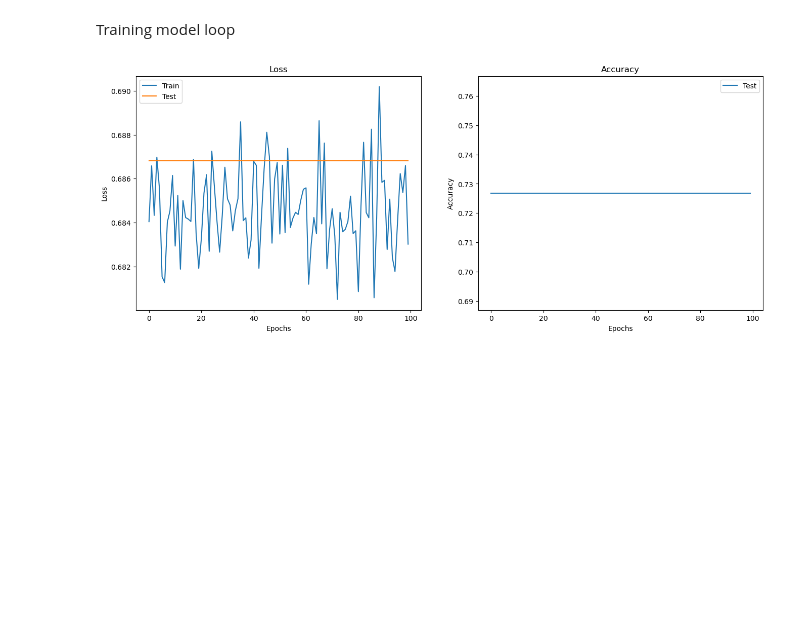
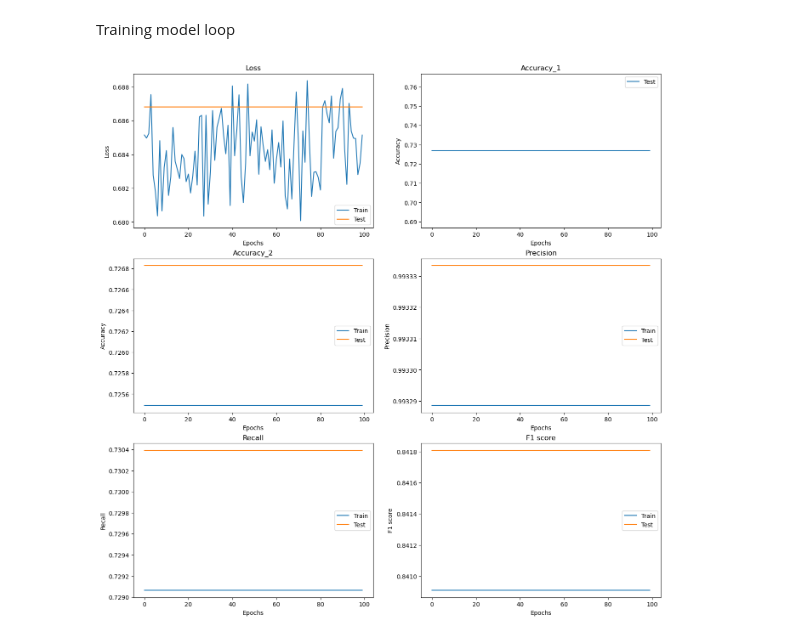
Before and after one commit to VaclavHrbek/heart_beat_classification, a Jupyter notebook: heart-beat-classification-notebook.ipynb, the cells around one changed output. Cells and saved outputs as stored; diff of their text form; code cells hidden in the pictures; blank space fills up the shorter version.

Commit message:
Add evalutaion metrics.
Include TP, TF, FP, FN, precision, recall, F1_score.

```diff
--- a/heart-beat-classification-notebook.ipynb
+++ b/heart-beat-classification-notebook.ipynb
@@ -179,37 +186,3 @@ def test_loop(dataloader, model, loss_fn):
 #test_loop(test_dataloader, model, loss_fn)
 # %% [markdown]
 Training model loop
-# %%
-train_metrics = {'epochs': [], 'loss': []}
-test_metrics = {'epochs': [], 'loss': [], 'accuracy': []}
-
-for t in range(epochs):
-    print(f"Epoch {t+1}\n-------------------------------")
-    tr_loss = train_loop(train_dataloader, model, loss_fn, optimizer)
-    te_loss, te_acc = test_loop(test_dataloader, model, loss_fn)
-
-    train_metrics['epochs'].append(t)
-    test_metrics['epochs'].append(t)
-    train_metrics['loss'].append(tr_loss)
-    test_metrics['loss'].append(te_loss)
-    test_metrics['accuracy'].append(te_acc)
-print("Done!")
-# %%
-fig, ax = plt.subplots(1,2, figsize=(16, 6))
-ax[0].set_title("Loss")
-ax[0].set_xlabel("Epochs")
-ax[0].set_ylabel("Loss")
-
-ax[1].set_title("Accuracy")
-ax[1].set_xlabel("Epochs")
-ax[1].set_ylabel("Accuracy")
-
-ax[0].plot(train_metrics['epochs'], train_metrics['loss'], label="Train")
-ax[0].plot(test_metrics['epochs'], test_metrics['loss'], label="Test")
-ax[1].plot(test_metrics['epochs'], test_metrics['accuracy'], label="Test")
-
-ax[0].legend()
-ax[1].legend()
-plt.show()
-# %% [output]
-[figure, removed]
@@ -215,0 +231,46 @@ plt.show()
+# %%
+fig, ax = plt.subplots(3, 2, figsize=(16, 16))
+ax[0][0].set_title("Loss")
+ax[0][0].set_xlabel("Epochs")
+ax[0][0].set_ylabel("Loss")
+ax[0][0].plot(train_metrics['epochs'], train_metrics['loss'], label="Train")
+ax[0][0].plot(test_metrics['epochs'], test_metrics['loss'], label="Test")
+
+ax[0][1].set_title("Accuracy_1")
+ax[0][1].set_xlabel("Epochs")
+ax[0][1].set_ylabel("Accuracy")
+ax[0][1].plot(test_metrics['epochs'], test_metrics['accuracy_1'], label="Test")
+
+ax[1][0].set_title("Accuracy_2")
+ax[1][0].set_xlabel("Epochs")
+ax[1][0].set_ylabel("Accuracy")
+ax[1][0].plot(train_metrics['epochs'], train_metrics['accuracy'], label="Train")
+ax[1][0].plot(test_metrics['epochs'], test_metrics['accuracy_2'], label="Test")
+
+ax[1][1].set_title("Precision")
+ax[1][1].set_xlabel("Epochs")
+ax[1][1].set_ylabel("Precision")
+ax[1][1].plot(train_metrics['epochs'], train_metrics['precision'], label="Train")
+ax[1][1].plot(test_metrics['epochs'], test_metrics['precision'], label="Test")
+
+ax[2][0].set_title("Recall")
+ax[2][0].set_xlabel("Epochs")
+ax[2][0].set_ylabel("Recall")
+ax[2][0].plot(train_metrics['epochs'], train_metrics['recall'], label="Train")
+ax[2][0].plot(test_metrics['epochs'], test_metrics['recall'], label="Test")
+
+ax[2][1].set_title("F1 score")
+ax[2][1].set_xlabel("Epochs")
+ax[2][1].set_ylabel("F1 score")
+ax[2][1].plot(train_metrics['epochs'], train_metrics['F1_score'], label="Train")
+ax[2][1].plot(test_metrics['epochs'], test_metrics['F1_score'], label="Test")
+
+ax[0][0].legend()
+ax[0][1].legend()
+ax[1][0].legend()
+ax[1][1].legend()
+ax[2][0].legend()
+ax[2][1].legend()
+plt.show()
+# %% [output]
+[figure, added]
```
Also changed, not shown: parts of 4 cells of this notebook.
